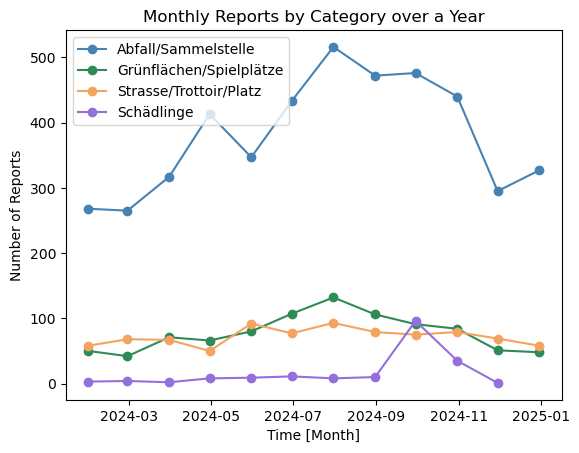
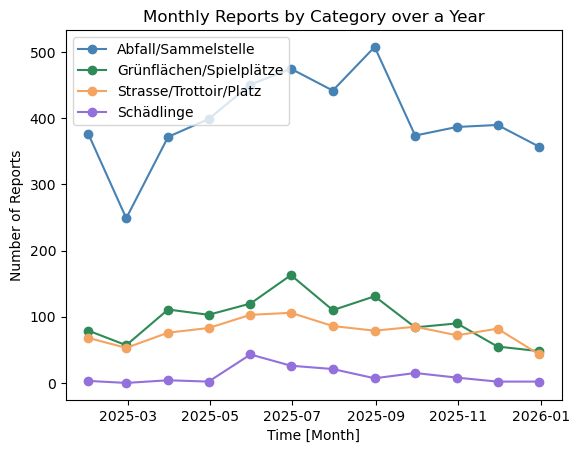
The notebook cell's code change between the first figure and the second:
--- before
+++ after
@@ -1,3 +1,4 @@
 #import functions
+
 import functions
 
@@ -75,26 +76,9 @@
 #perform spatial join
 zwn_with_quartiere = gpd.sjoin(processed_zwn,processed_quartiere, how="left", predicate ="within")
-import matplotlib.pyplot as plt
 
-def plot_category_over_years(data,categories,time_column,category_column):
-    data = data.set_index(time_column)
-    fig, ax = plt.subplots()
-    colors=["steelblue","seagreen","sandybrown","mediumpurple","lightcoral","cadetblue","rosybrown","darkseagreen","tan","plum"]
-    i=0
-    for cat in categories:
-        filtered_data = data[data[category_column]==cat]
-        monthly_reports = filtered_data.resample("ME").size().reset_index(name="reports")
-        ax.plot(monthly_reports[time_column], monthly_reports["reports"],color=colors[i],label = cat,)
-        i+=1
-    ax.set_xlabel("Time [Year]")
-    ax.set_ylabel("Number of Reports")
-    ax.set_title("Monthly Reports by Category over Years")
-    ax.legend()
-    plt.show()
 
 
 functions.plot_category_over_years(zwn_with_quartiere,["Abfall/Sammelstelle","Grünflächen/Spielplätze","Strasse/Trottoir/Platz","Schädlinge"],time_column="report_time", category_column="category")
-    
-functions.plot_category_over_a_year(zwn_with_quartiere,["Abfall/Sammelstelle","Grünflächen/Spielplätze","Strasse/Trottoir/Platz","Schädlinge",],2024)
+functions.plot_category_over_a_year(zwn_with_quartiere,["Abfall/Sammelstelle","Grünflächen/Spielplätze","Strasse/Trottoir/Platz","Schädlinge"],time_column="report_time",category_column="category",year=2025)
 
 

Commit: improve calculate_processing_time function